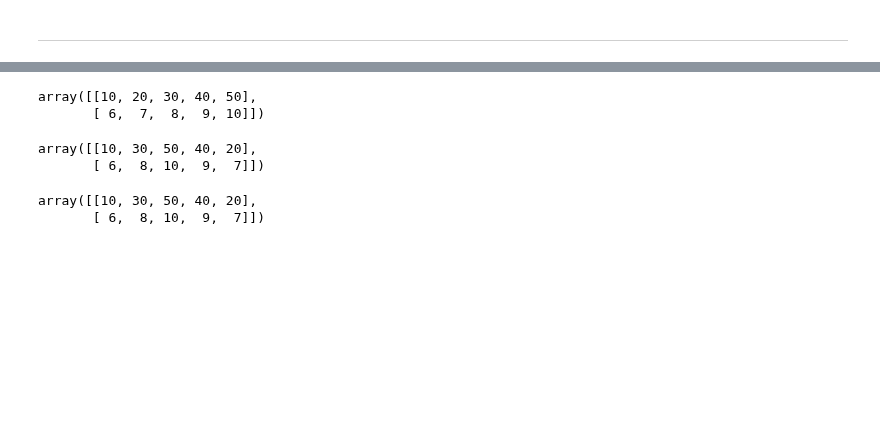
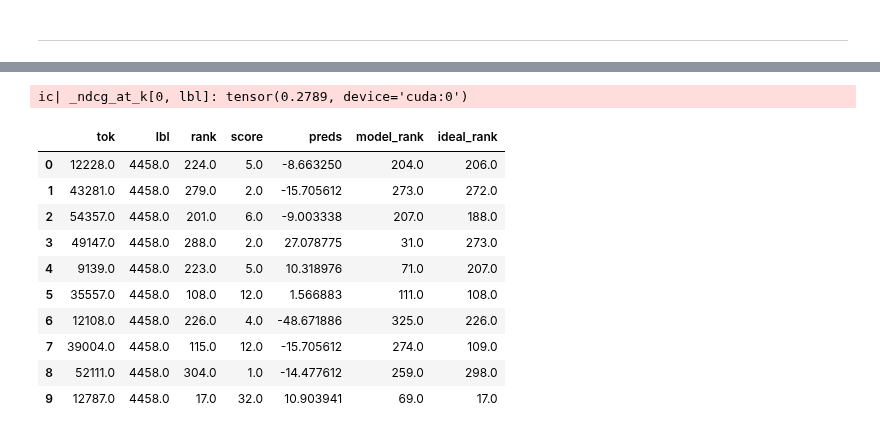
Before and after one commit to debjyotiSRoy/xcube, a Jupyter notebook: nbs/17_tutorial.train_l2r.ipynb, the cells around one changed output, grey strips where cells are left out. Drawn from its saved outputs; the diff is of its cells as text; code cells hidden in the pictures; blank space fills up the shorter version.

```diff
--- a/nbs/17_tutorial.train_l2r.ipynb
+++ b/nbs/17_tutorial.train_l2r.ipynb
@@ -1101,2 +943,0 @@ ic| _ndcg.shape: torch.Size([1, 8922])
-# %%
-xb = xb_val
@@ -1802,10 +953,0 @@ array([0, 2, 4, 3, 1])
-# %%
-a
-# %% [output]
-array([[10, 20, 30, 40, 50],
-       [ 6,  7,  8,  9, 10]])
-# %%
-a[:,idx]
-# %% [output]
-array([[10, 30, 50, 40, 20],
-       [ 6,  8, 10,  9,  7]])
@@ -1814,5 +954,22 @@ a[:] = a[:,idx] # in-place modifcation of a
-# %%
-a
-# %% [output]
-array([[10, 30, 50, 40, 20],
-       [ 6,  8, 10,  9,  7]])
+# %%
+ic(_ndcg_at_k[0, lbl]);
+# %% [output]
+ic| _ndcg_at_k[0, lbl]: tensor(0.2789, device='cuda:0')
+# %%
+eps = 1e-15
+_data = torch.concat( (xb[0, lbl], preds[0, lbl].unsqueeze(-1), preds_rank[0, lbl].unsqueeze(-1), ideal_rank[0, lbl].unsqueeze(-1)), dim=-1)
+_df = pd.DataFrame(_data,
+             columns=['tok', 'lbl', 'rank', 'score', 'preds', 'model_rank', 'ideal_rank'])
+_df.head(10)
+# %% [output]
+|  | tok | lbl | rank | score | preds | model_rank | ideal_rank |
+| 0 | 12228.0 | 4458.0 | 224.0 | 5.0 | -8.663250 | 204.0 | 206.0 |
+| 1 | 43281.0 | 4458.0 | 279.0 | 2.0 | -15.705612 | 273.0 | 272.0 |
+| 2 | 54357.0 | 4458.0 | 201.0 | 6.0 | -9.003338 | 207.0 | 188.0 |
+| 3 | 49147.0 | 4458.0 | 288.0 | 2.0 | 27.078775 | 31.0 | 273.0 |
+| 4 | 9139.0 | 4458.0 | 223.0 | 5.0 | 10.318976 | 71.0 | 207.0 |
+| 5 | 35557.0 | 4458.0 | 108.0 | 12.0 | 1.566883 | 111.0 | 108.0 |
+| 6 | 12108.0 | 4458.0 | 226.0 | 4.0 | -48.671886 | 325.0 | 226.0 |
+| 7 | 39004.0 | 4458.0 | 115.0 | 12.0 | -15.705612 | 274.0 | 109.0 |
+| 8 | 52111.0 | 4458.0 | 304.0 | 1.0 | -14.477612 | 259.0 | 298.0 |
+| 9 | 12787.0 | 4458.0 | 17.0 | 32.0 | 10.903941 | 69.0 | 17.0 |
```
Also changed, not shown: parts of 192 cells of this notebook, 3 other files.
